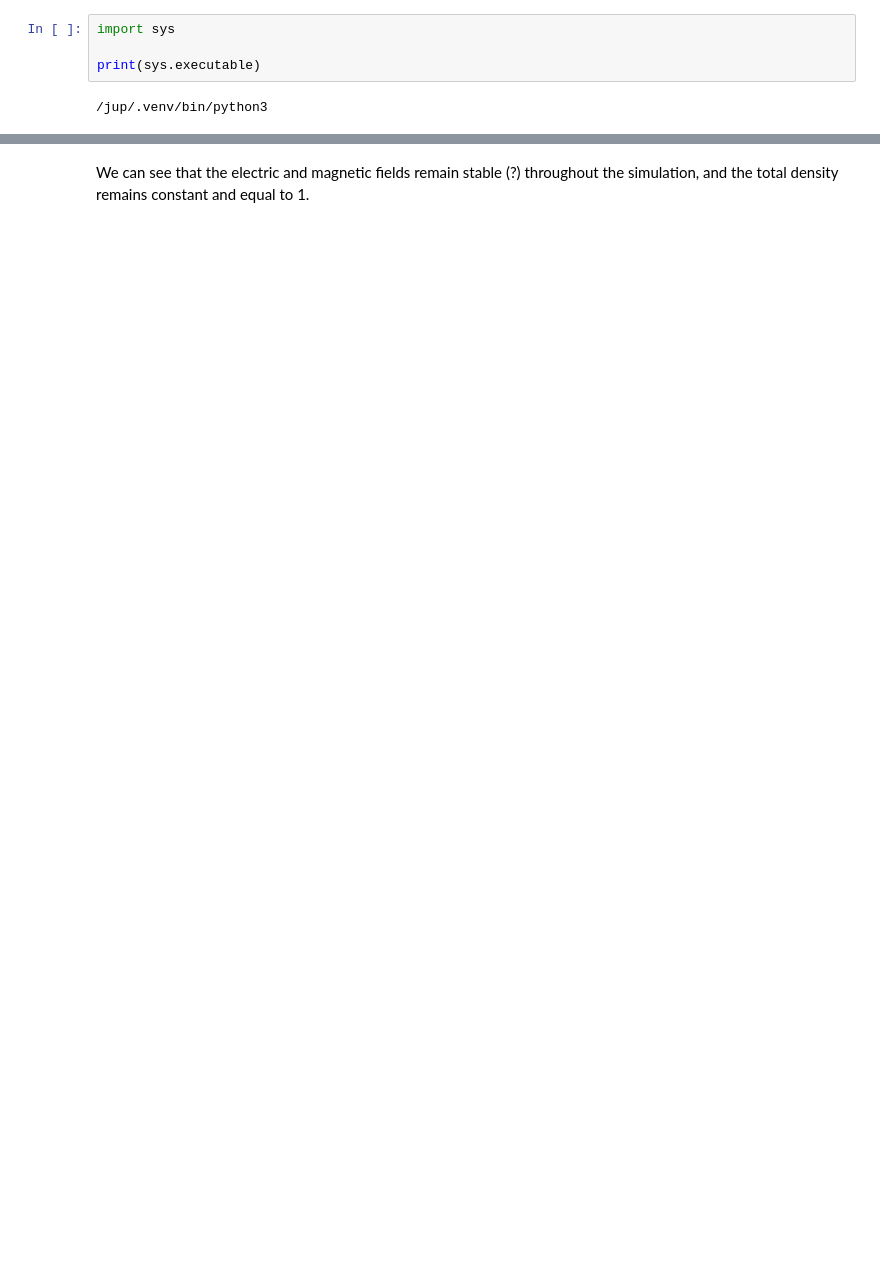
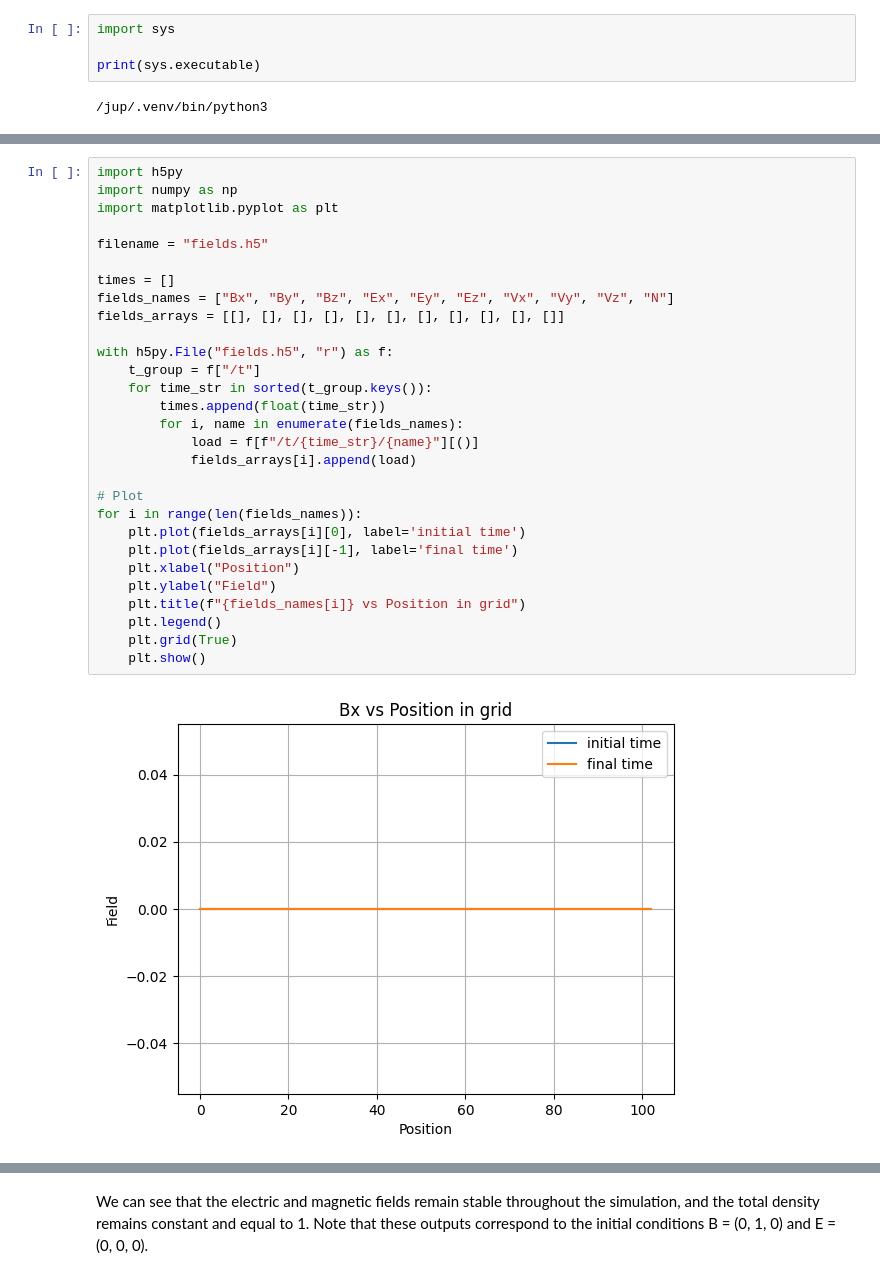
Before and after one commit to olwenrering/IRT, a Jupyter notebook: test_hybirt.ipynb, the cells around one changed output, grey strips where cells are left out. Saved outputs shown, nothing was run; the diff lists cells and outputs as text; blank space fills up the shorter version.

```diff
--- a/test_hybirt.ipynb
+++ b/test_hybirt.ipynb
@@ -48,0 +7,31 @@ plt.show()
+# %%
+import h5py
+import numpy as np
+import matplotlib.pyplot as plt
+
+filename = "fields.h5"
+
+times = []
+fields_names = ["Bx", "By", "Bz", "Ex", "Ey", "Ez", "Vx", "Vy", "Vz", "N"]
+fields_arrays = [[], [], [], [], [], [], [], [], [], [], []]
+
+with h5py.File("fields.h5", "r") as f:
+    t_group = f["/t"]
+    for time_str in sorted(t_group.keys()):
+        times.append(float(time_str))
+        for i, name in enumerate(fields_names):
+            load = f[f"/t/{time_str}/{name}"][()]
+            fields_arrays[i].append(load)
+
+# Plot
+for i in range(len(fields_names)):
+    plt.plot(fields_arrays[i][0], label='initial time')
+    plt.plot(fields_arrays[i][-1], label='final time')
+    plt.xlabel("Position")
+    plt.ylabel("Field")
+    plt.title(f"{fields_names[i]} vs Position in grid")
+    plt.legend()
+    plt.grid(True)
+    plt.show()
+# %% [output]
+[figure, added]
@@ -49,2 +47,2 @@ plt.show()
 # %% [markdown]
-We can see that the electric and magnetic fields remain stable (?) throughout the simulation, and the total density remains constant and equal to 1.
+We can see that the electric and magnetic fields remain stable throughout the simulation, and the total density remains constant and equal to 1. Note that these outputs correspond to the initial conditions B = (0, 1, 0) and E = (0, 0, 0).
```
Also changed, not shown: parts of 2 cells of this notebook, 5 other files.
